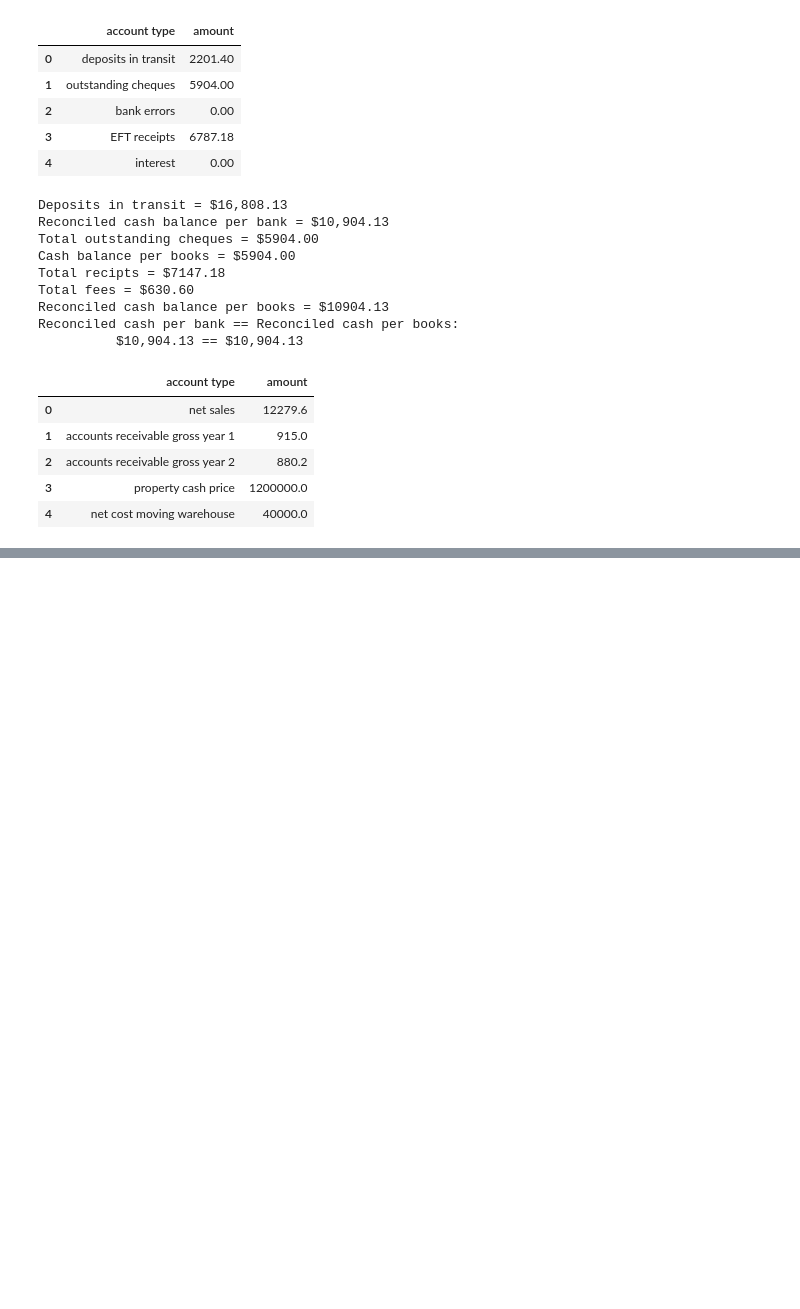
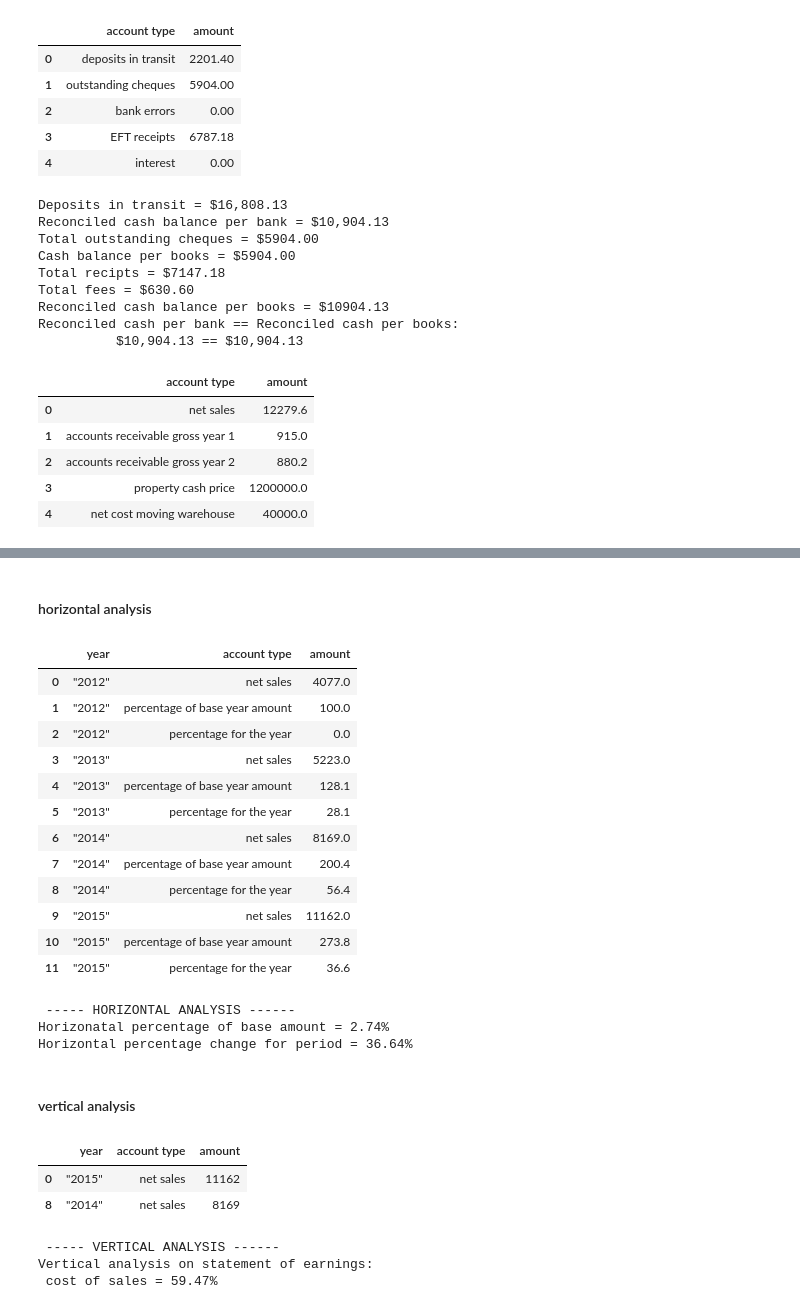
Before and after one commit to PythonCoderUnicorn/FinancialAccounting, a Jupyter notebook: documents/total/total.ipynb, the cells around one changed output, grey strips where cells are left out. Saved outputs shown, nothing was run; the diff lists cells and outputs as text; code cells hidden in the pictures; blank space fills up the shorter version.

```diff
--- a/documents/total/total.ipynb
+++ b/documents/total/total.ipynb
@@ -1432,0 +936,63 @@ Working capital = 1232.00 : 1
+# %% [markdown]
+#### horizontal analysis
+# %%
+horiz = pd.read_csv('./Balance-sheets - horizontal.csv')
+horiz
+# %% [output]
+|  | year | account type | amount |
+| 0 | "2012" | net sales | 4077.0 |
+| 1 | "2012" | percentage of base year amount | 100.0 |
+| 2 | "2012" | percentage for the year | 0.0 |
+| 3 | "2013" | net sales | 5223.0 |
+| 4 | "2013" | percentage of base year amount | 128.1 |
+| 5 | "2013" | percentage for the year | 28.1 |
+| 6 | "2014" | net sales | 8169.0 |
+| 7 | "2014" | percentage of base year amount | 200.4 |
+| 8 | "2014" | percentage for the year | 56.4 |
+| 9 | "2015" | net sales | 11162.0 |
+| 10 | "2015" | percentage of base year amount | 273.8 |
+| 11 | "2015" | percentage for the year | 36.6 |
+# %%
+def horizontal_analysis( accumulated_financial_statement ):
+    """ a series of financial statement data """
+
+    # determine the net sales    horiz['amount'][0]
+    horiz_percent_amt = horiz['amount'][9] / horiz['amount'][0]
+
+    # measure the % change for year 2015 - 2014 /2014
+    horiz_perc_change = ( horiz['amount'][9]  - horiz['amount'][6]  ) / horiz['amount'][6] *100
+
+    print("\n ----- HORIZONTAL ANALYSIS ------")
+    print("Horizonatal percentage of base amount = {:.2f}%".format(horiz_percent_amt))
+    print("Horizontal percentage change for period = {:.2f}%".format(horiz_perc_change))
+
+# ---------
+horizontal_analysis( horiz)
+# %% [output]
+ ----- HORIZONTAL ANALYSIS ------
+Horizonatal percentage of base amount = 2.74%
+Horizontal percentage change for period = 36.64%
+# %% [markdown]
+#### vertical analysis
+# %%
+# company finance
+compFin = pd.read_csv('./Balance-sheets - companyFinances.csv')
+
+compFin[compFin['account type'] == "net sales"]
+# %% [output]
+|  | year | account type | amount |
+| 0 | "2015" | net sales | 11162 |
+| 8 | "2014" | net sales | 8169 |
+# %%
+# vertical analysis
+def vertical_analysis( company_finances ):
+    vert_analysis = compFin['amount'][1] / compFin['amount'][0] * 100
+    print("\n ----- VERTICAL ANALYSIS ------")
+    print("Vertical analysis on statement of earnings:\n cost of sales = {:.2f}%".format(vert_analysis))
+
+# ------
+vertical_analysis( compFin )
+# %% [output]
+ ----- VERTICAL ANALYSIS ------
+Vertical analysis on statement of earnings:
+ cost of sales = 59.47%
```
Also changed, not shown: parts of 56 cells of this notebook, 10 other files.
